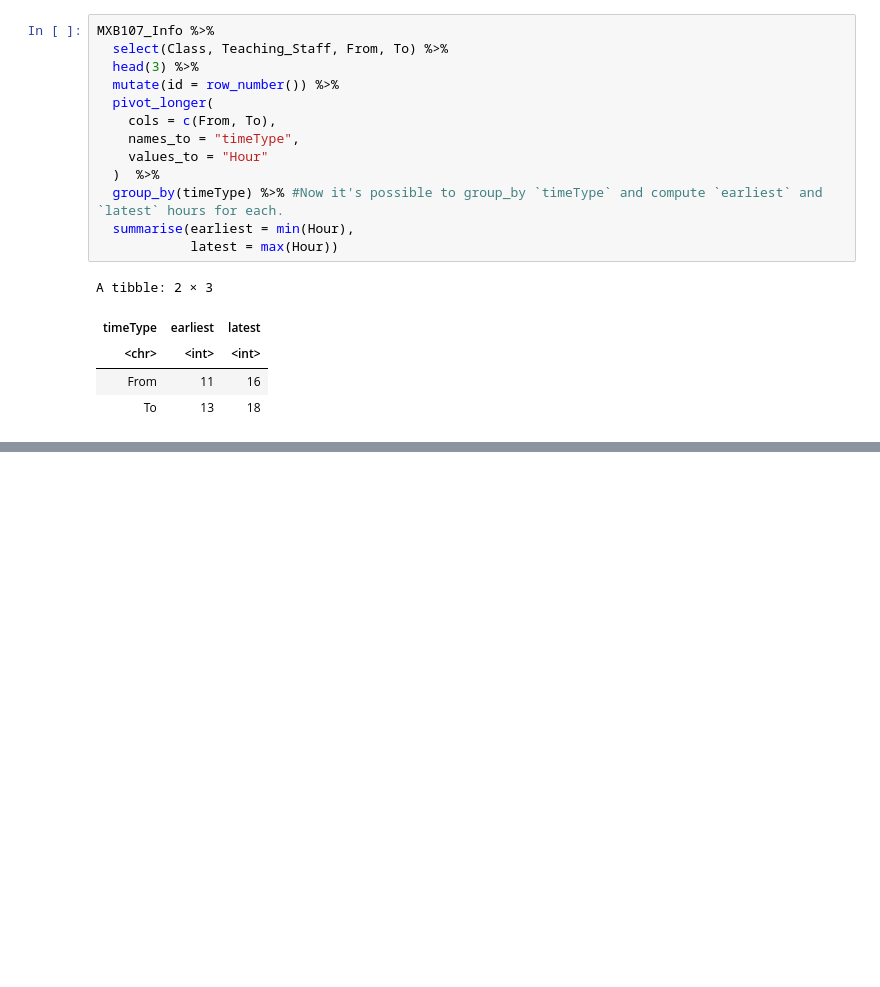
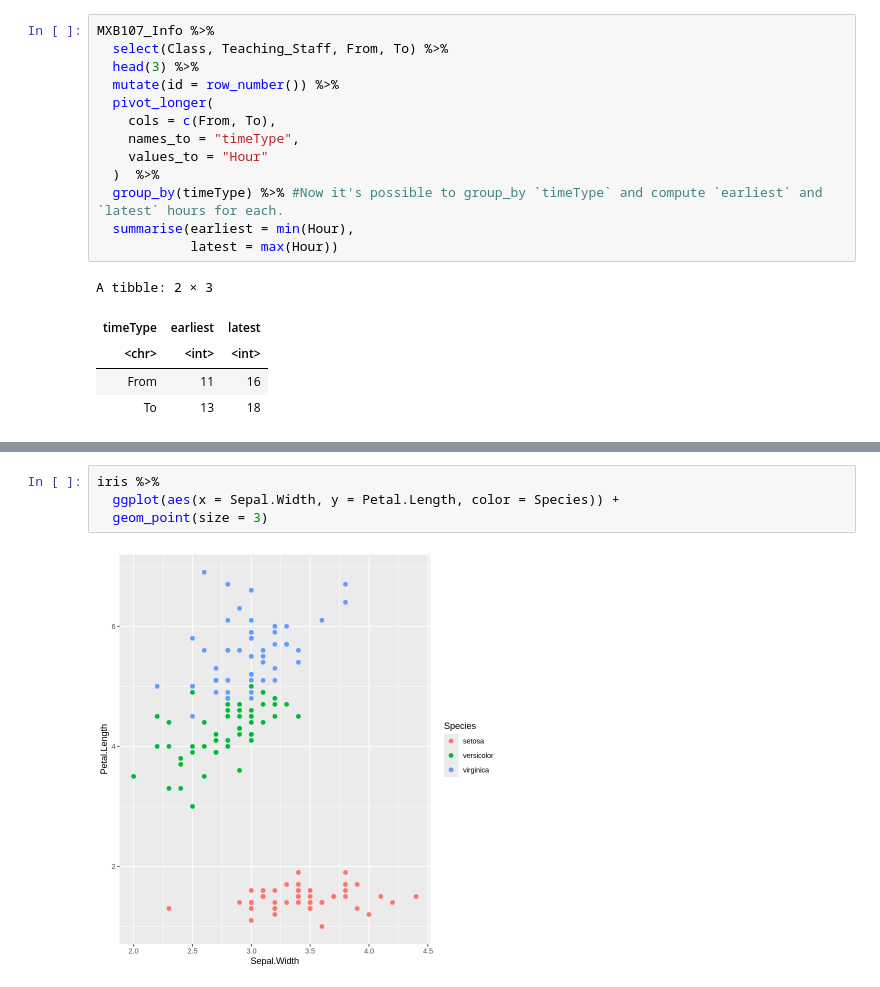
Before and after one commit to edelweiss611428/MXB107-Notebooks, a Jupyter notebook: notebooks/Week_1.ipynb, the cells around one changed output, grey strips where cells are left out. Cells and saved outputs as stored; diff of their text form; blank space fills up the shorter version.

```diff
--- a/notebooks/Week_1.ipynb
+++ b/notebooks/Week_1.ipynb
@@ -356,0 +434,6 @@ A tibble: 2 × 3
+# %%
+iris %>%
+  ggplot(aes(x = Sepal.Width, y = Petal.Length, color = Species)) +
+  geom_point(size = 3)
+# %% [output]
+[figure, added]
```
Also changed, not shown: parts of 16 cells of this notebook.
